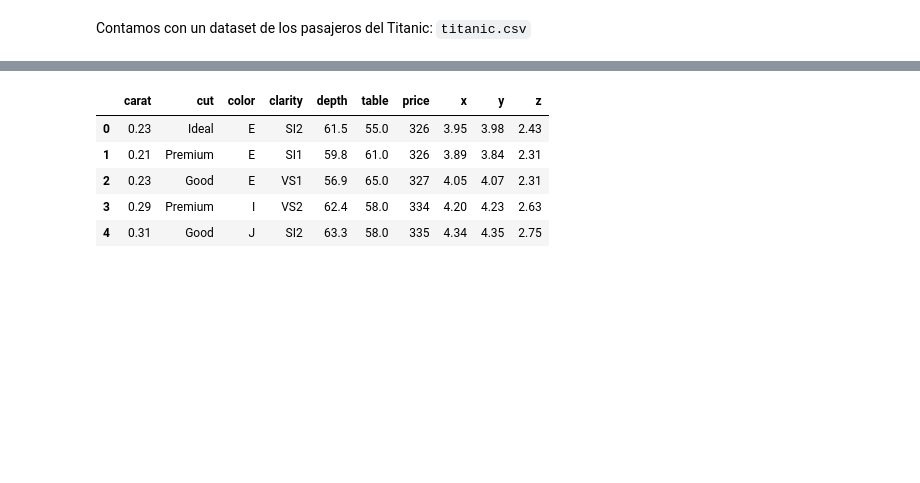
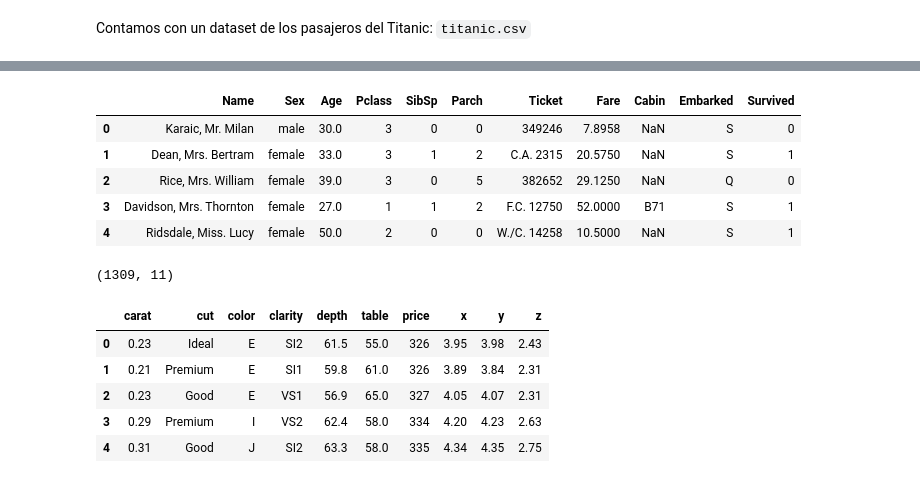
Before and after one commit to sheriffff/teaching_ibm_skillup_data_analytics2022, a Jupyter notebook: esp/01.intro.ipynb, the cells around one changed output, grey strips where cells are left out. Saved outputs shown, nothing was run; the diff lists cells and outputs as text; code cells hidden in the pictures; blank space fills up the shorter version.

```diff
--- a/esp/01.intro.ipynb
+++ b/esp/01.intro.ipynb
@@ -62,5 +60,16 @@ titanic = pd.read_csv("./datasets/titanic.csv")
 # %%
-titanic.head()
+titanic.head(5)
+# %% [output]
+|  | Name | Sex | Age | Pclass | SibSp | Parch | Ticket | Fare | Cabin | Embarked | Survived |
+| 0 | Karaic, Mr. Milan | male | 30.0 | 3 | 0 | 0 | 349246 | 7.8958 | NaN | S | 0 |
+| 1 | Dean, Mrs. Bertram | female | 33.0 | 3 | 1 | 2 | C.A. 2315 | 20.5750 | NaN | S | 1 |
+| 2 | Rice, Mrs. William | female | 39.0 | 3 | 0 | 5 | 382652 | 29.1250 | NaN | Q | 0 |
+| 3 | Davidson, Mrs. Thornton | female | 27.0 | 1 | 1 | 2 | F.C. 12750 | 52.0000 | B71 | S | 1 |
+| 4 | Ridsdale, Miss. Lucy | female | 50.0 | 2 | 0 | 0 | W./C. 14258 | 10.5000 | NaN | S | 1 |
+# %%
+titanic.shape
+# %% [output]
+(1309, 11)
 # %%
 diamonds = pd.read_csv("../datasets/diamonds.csv")
 # %%
```
Also changed, not shown: parts of 27 cells of this notebook.
